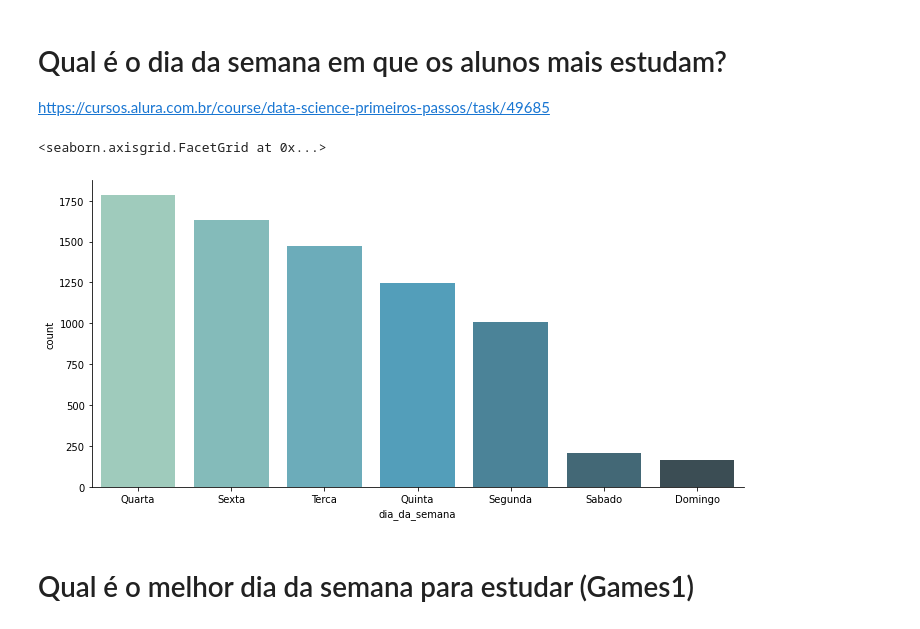
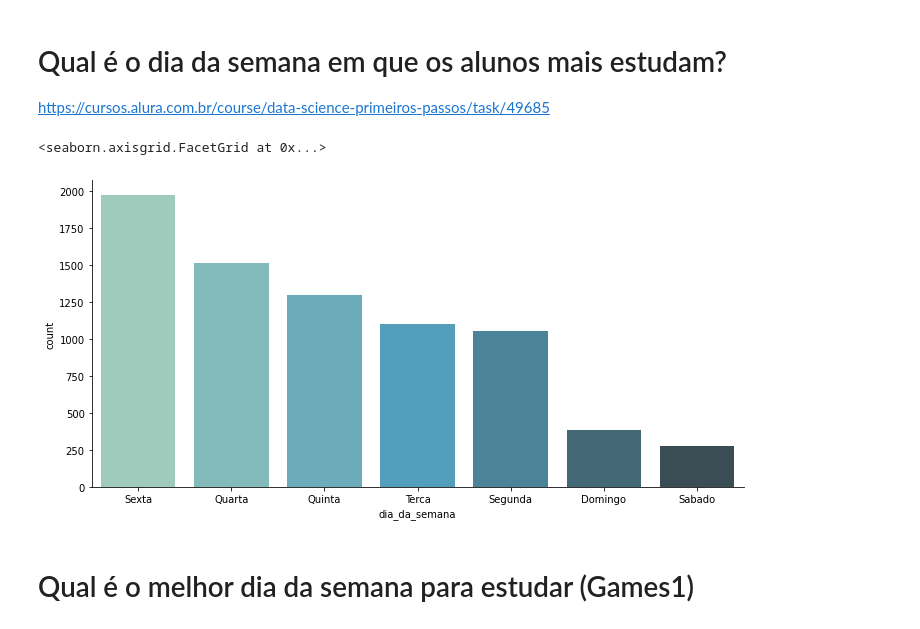
Before and after one commit to marcelopaludetto/aulao-datascience, a Jupyter notebook: aulaoDataScience_atualizado.ipynb, the cells around one changed output. Saved outputs shown, nothing was run; the diff lists cells and outputs as text; code cells hidden in the pictures.

```diff
--- a/aulaoDataScience_atualizado.ipynb
+++ b/aulaoDataScience_atualizado.ipynb
@@ -289,24 +291,3 @@ for i in range(26):
   dados[i].turmaTrilha.replace('\xa0','')
 # %% [markdown]
 crtl + shift + L
-# %%
-for j in range(26):
-  dados[j]['Trilha'] = 0
-  for i in range(dados[j].data.count()):
-    if len(dados[j]['turmaTrilha'][i]) == 7:
-      dados[j]['Trilha'][i] = 'ETI'
-    if len(dados[j]['turmaTrilha'][i]) == 8:
-      if dados[j]['turmaTrilha'][i][0:2] == '11':
-        dados[j]['Trilha'][i] = 'Games1'
-      if dados[j]['turmaTrilha'][i][0:2] == '12':
-        dados[j]['Trilha'][i] = 'Games2'
-      if dados[j]['turmaTrilha'][i][0:2] == '21':
-        dados[j]['Trilha'][i] = 'FrontEnd'
-      if dados[j]['turmaTrilha'][i][0:2] == '22':
-        dados[j]['Trilha'][i] = 'Mobile'
-      if dados[j]['turmaTrilha'][i][0:2] == '23':
-        dados[j]['Trilha'][i] = 'DataScience'
-      if dados[j]['turmaTrilha'][i][0:2] == '24':
-        dados[j]['Trilha'][i] = 'Java'
-      if dados[j]['turmaTrilha'][i][0:2] == '25':
-        dados[j]['Trilha'][i] = 'Python'
@@ -329,3 +294,20 @@ dados[0]
+# %%
+trilha = {
+    '11' : 'Games1',
+    '12' : 'Games2' ,
+    '21' : 'FrontEnd',
+    '22' : 'Mobile',
+    '23' : 'DataScience',
+    '24' : 'Java',
+    '25' : 'Python',
+    '16' : 'ETI',
+    '17' : 'ETI'
+}
+# %%
+for j in range(N):
+  index = dados[j]['turmaTrilha'].astype(str).str[:2]
+  dados[j]['Trilha'] = index
+  dados[j].Trilha = dados[j].Trilha.map(trilha)
 # %%
 dados[24].Trilha.value_counts()
 # %% [output]
@@ -343,6 +324,6 @@ Name: Trilha, dtype: int64
 # Analisando o número de atividades feitas por semana
 # %%
 alunosAtivosDaSemana = [];
-for i in range(26):
+for i in range(N):
   alunosAtivosDaSemana.append(dados[i].query("atividadesGerais > 0"))
 # %%
@@ -468,15 +466,15 @@ Index(['Sexta', 'Quarta', 'Quinta', 'Domingo', 'Sabado', 'Segunda', 'Terca'], dt
 # Qual é o dia da semana em que os alunos mais estudam?
 https://cursos.alura.com.br/course/data-science-primeiros-passos/task/49685
 # %%
-i=24
+i=26
 sns.catplot(x = "dia_da_semana", data = alunosAtivosDaSemana[i],
             kind="count",
             aspect=2,
             palette="GnBu_d",
             order = alunosAtivosDaSemana[i].dia_da_semana.value_counts().index)
 # %% [output]
 <seaborn.axisgrid.FacetGrid at 0x...>
-[figure, old version]
+[figure, new version]
 # %% [markdown]
 # Qual é o melhor dia da semana para estudar (Games1)
 # %%
```
Also changed, not shown: parts of 27 cells of this notebook.
